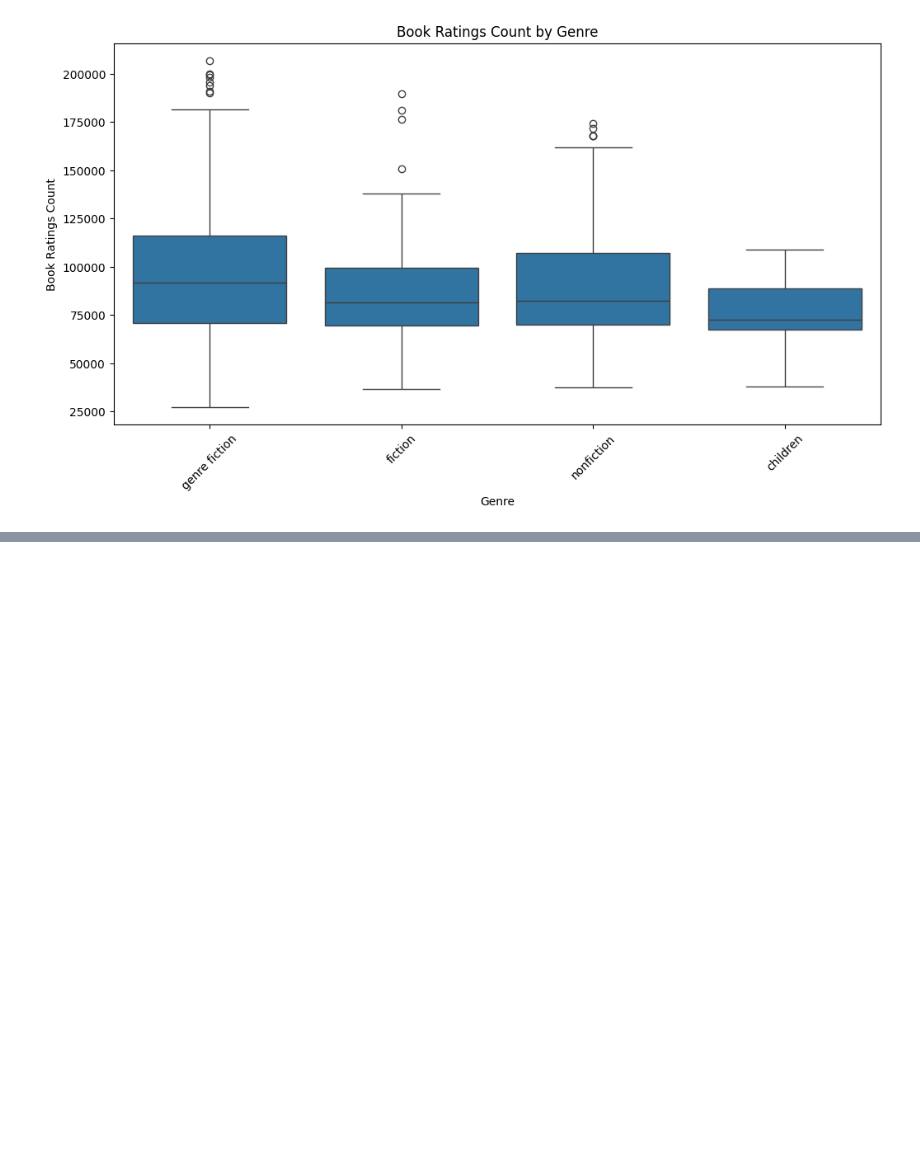
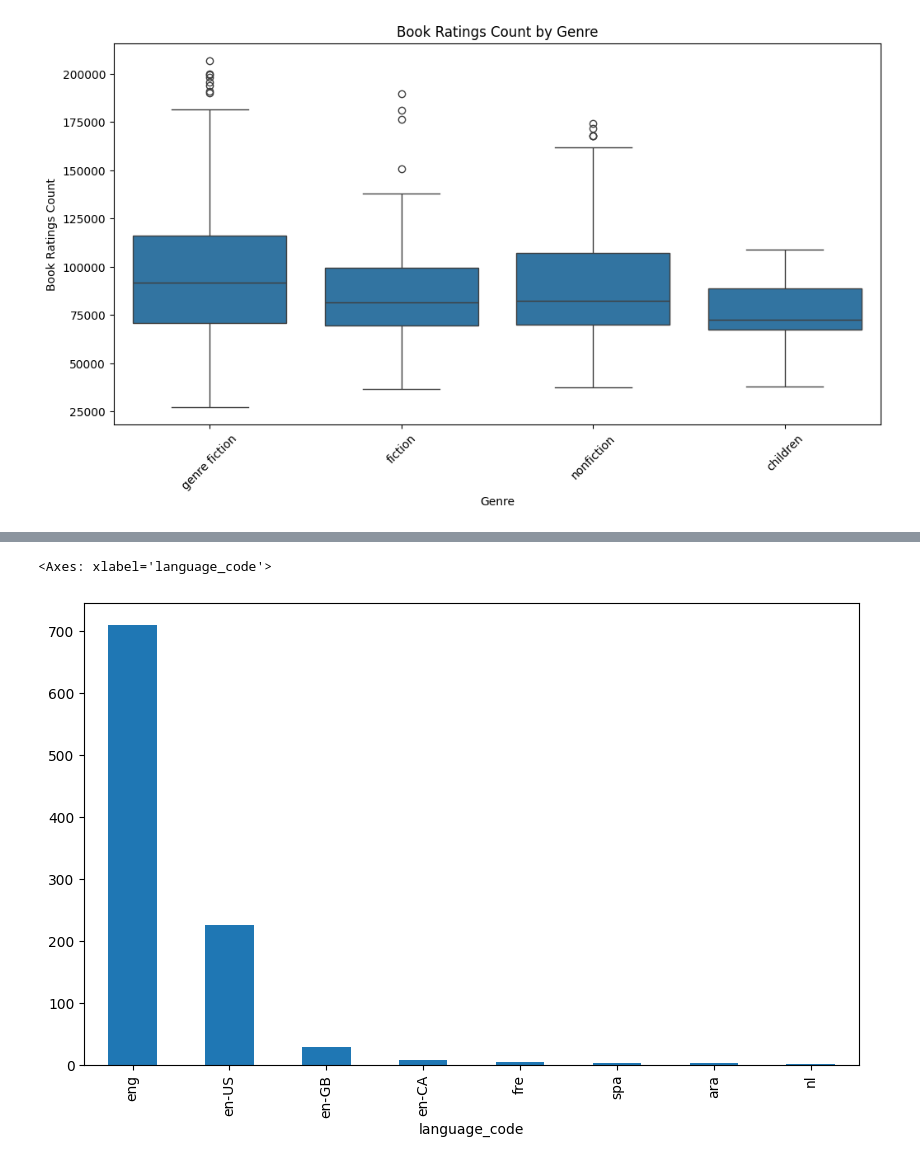
Before and after one commit to mayurimamdi/EDA, a Jupyter notebook: BookEDA/Book.ipynb, the cells around one changed output, grey strips where cells are left out. Drawn from its saved outputs; the diff is of its cells as text; code cells hidden in the pictures; blank space fills up the shorter version.

```diff
--- a/BookEDA/Book.ipynb
+++ b/BookEDA/Book.ipynb
@@ -138,0 +145,5 @@ plt.show()
+# %%
+df['language_code'].value_counts().plot(kind='bar', figsize=(10, 6))
+# %% [output]
+<Axes: xlabel='language_code'>
+[figure, added]
```
Also changed, not shown: parts of 19 cells of this notebook, 2 other files.
